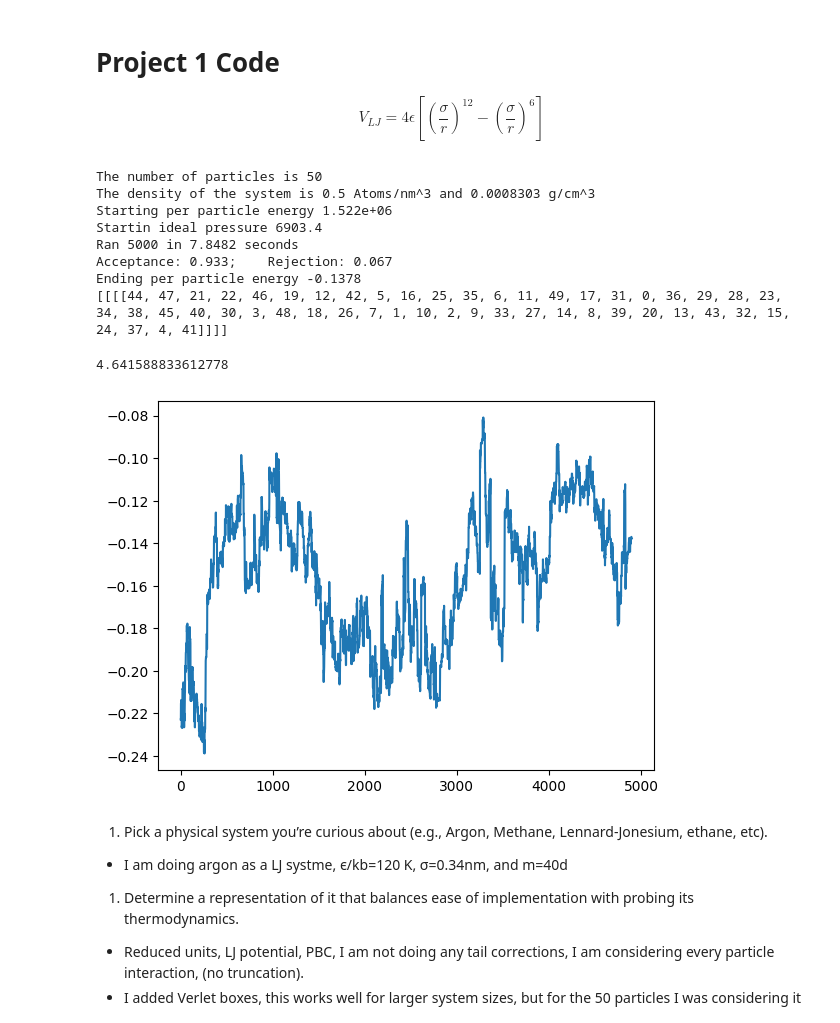
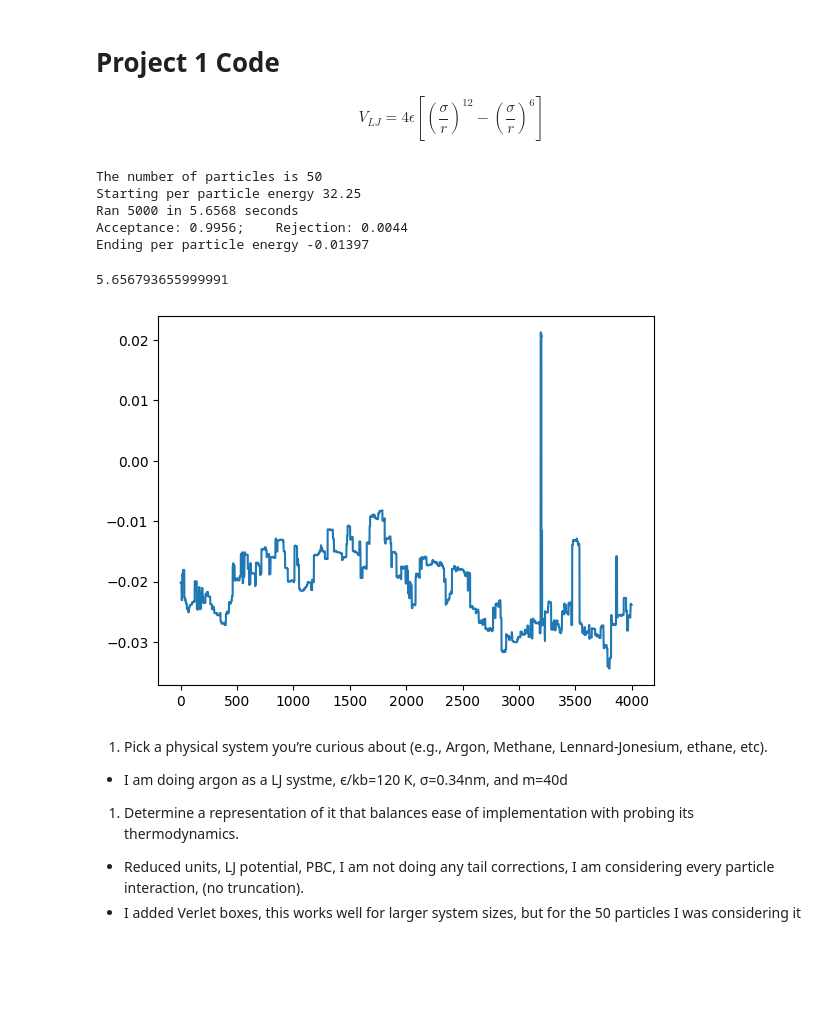
Before and after one commit to shawk17/563-shawk17, a Jupyter notebook: Project_1_offlattice_mc.ipynb, the cells around one changed output. Saved outputs shown, nothing was run; the diff lists cells and outputs as text; code cells hidden in the pictures; blank space fills up the shorter version.

```diff
--- a/Project_1_offlattice_mc.ipynb
+++ b/Project_1_offlattice_mc.ipynb
@@ -267,36 +154,30 @@ kb = 1.380649E-23 # J/K
 simulations = []
 durations = []
 Cvs = []
-Ls = [1.35]
-steps = [5000]
-Ts = [1]
-Ns = [50]
+
+step = 5000
+T = 1
+N = 50
+rho = 0.5
+L = (N / rho)**1/3
 pressure_steps = 1000
-for l,step in zip(Ls,steps):
-  sim = Simulation(move=0.1, N=Ns[-1], L=(Ns[-1]/0.5)**(1/3), T=1, seed = 2, epsilon=1,
-                   sigma=1, m=1, dim=3, verbose=True,verlet_box_len = .34*1, use_cutoff = False)
-  sim.run(step, move_gradient = None, pressure_steps=pressure_steps, keep_loc=False)
 
-print(sim.volume.boxed_particles)
+sim = Simulation(move=0.1, N=N, L=L, T=T, epsilon=1,
+                  sigma=1, m=1, dim=3, verbose=True, seed = 2)
+sim.run(step, move_gradient = None)
 # %% [output]
 The number of particles is 50
-The density of the system is 0.5 Atoms/nm^3 and 0.0008303 g/cm^3
-Starting per particle energy 1.522e+06
-Startin ideal pressure 6903.4
-Ran 5000 in 7.8482 seconds
-Acceptance: 0.933;    Rejection: 0.067
-Ending per particle energy -0.1378
-[[[[44, 47, 21, 22, 46, 19, 12, 42, 5, 16, 25, 35, 6, 11, 49, 17, 31, 0, 36, 29, 28, 23, 34, 38, 45, 40, 30, 3, 48, 18, 26, 7, 1, 10, 2, 9, 33, 27, 14, 8, 39, 20, 13, 43, 32, 15, 24, 37, 4, 41]]]]
+Starting per particle energy 32.25
+Ran 5000 in 5.6568 seconds
+Acceptance: 0.9956;    Rejection: 0.0044
+Ending per particle energy -0.01397
+5.656793655999991
-# %%
-100**(1/3)
-# %% [output]
-4.641588833612778
 # %%
-plot_amount = 100
+plot_amount = 1000
 plt.plot(sim.energies[plot_amount:])
 plt.show()
 # %% [output]
-[figure, old version]
+[figure, new version]
 # %% [markdown]
 1. Pick a physical system you’re curious about (e.g., Argon, Methane, Lennard-Jonesium, ethane, etc).
   * I am doing argon as a LJ systme, ϵ/kb=120 K, σ=0.34nm, and m=40d
```
Also changed, not shown: parts of 4 cells of this notebook.
